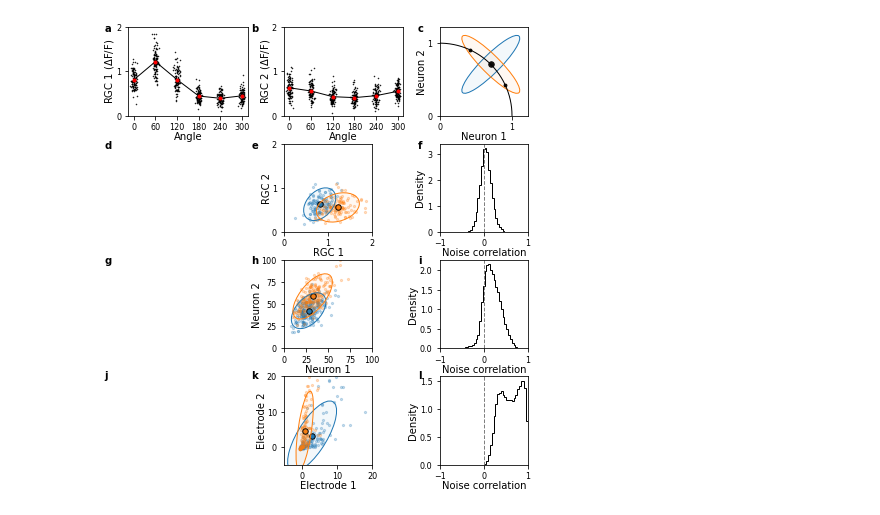
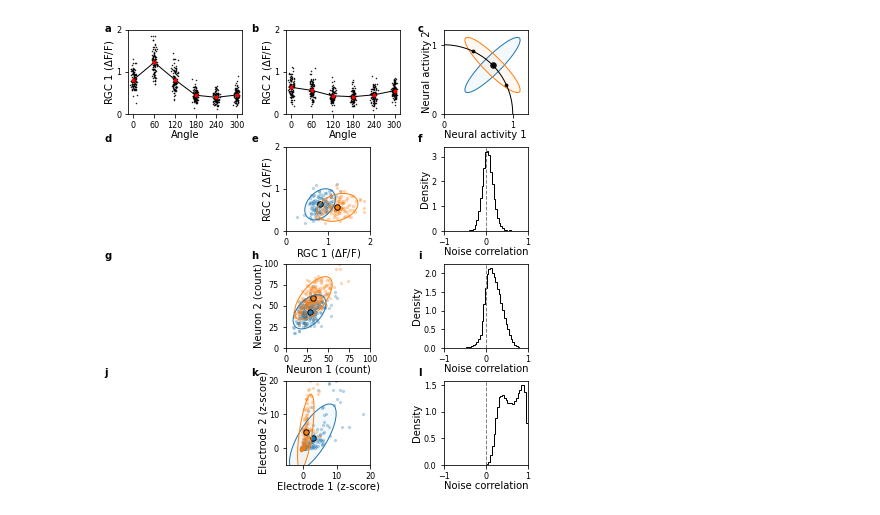
Before and after one commit to BouchardLab/noise_correlations, a Jupyter notebook: figures/figure1.ipynb, the cells around one changed output. Drawn from its saved outputs; the diff is of its cells as text; code cells hidden in the pictures.

Commit message:
figure updates

```diff
--- a/figures/figure1.ipynb
+++ b/figures/figure1.ipynb
@@ -63,8 +63,8 @@ fig = plt.figure(figsize=figsize)
 le = .065
 re = .01
 be = .055
-te = .01
-vg = .06
+te = .015
+vg = .07
 hg2 = .09
 w2 = (1. - le - re - hg2) / 2.
 h = (1. - te - be - 3*vg) / 4.
@@ -149,8 +149,8 @@ facecolor=hex_to_rgb(ccycle[1], 0.05),
 edgecolor=hex_to_rgb(ccycle[1], 1.0),
 ax=axes[0, 2])
 axes[0, 2].scatter(*center, c='k', s=mu_scatter_size)
-axes[0, 2].set_xlabel(r'Neuron 1', fontsize=ax_label_size, labelpad=0)
-axes[0, 2].set_ylabel(r'Neuron 2', fontsize=ax_label_size, labelpad=0)
+axes[0, 2].set_xlabel(r'Neural activity 1', fontsize=ax_label_size, labelpad=0)
+axes[0, 2].set_ylabel(r'Neural activity 2', fontsize=ax_label_size, labelpad=0)
 axes[0, 2].set_xticks([0, 1])
 axes[0, 2].set_yticks([0, 1])
 
@@ -209,8 +209,8 @@ ret_ex_ax.set_xlim([0., 2])
 ret_ex_ax.set_ylim(ret_ex_ax.get_xlim())
 ret_ex_ax.set_xticks([0., 1, 2.])
 ret_ex_ax.set_yticks(ret_ex_ax.get_xticks())
-ret_ex_ax.set_xlabel(r'RGC 1', fontsize=ax_label_size, labelpad=0)
-ret_ex_ax.set_ylabel(r'RGC 2', fontsize=ax_label_size, labelpad=0)
+ret_ex_ax.set_xlabel(r'RGC 1 ($\Delta$F/F)', fontsize=ax_label_size, labelpad=0)
+ret_ex_ax.set_ylabel(r'RGC 2 ($\Delta$F/F)', fontsize=ax_label_size, labelpad=0)
 
 # RET2, Column 3: Noise correlation distribution
 ret_nc_ax = axes[ret_idx, 2]
@@ -279,8 +279,8 @@ pvc_ex_ax.set_xlim([0., 100])
 pvc_ex_ax.set_ylim([0, 100])
 pvc_ex_ax.set_xticks([0, 25, 50, 75, 100])
 pvc_ex_ax.set_yticks(pvc_ex_ax.get_xticks())
-pvc_ex_ax.set_xlabel(r'Neuron 1', fontsize=ax_label_size, labelpad=0)
-pvc_ex_ax.set_ylabel(r'Neuron 2', fontsize=ax_label_size, labelpad=0)
+pvc_ex_ax.set_xlabel(r'Neuron 1 (count)', fontsize=ax_label_size, labelpad=0)
+pvc_ex_ax.set_ylabel(r'Neuron 2 (count)', fontsize=ax_label_size, labelpad=0)
 
 # PVC11, Column 3: Distribution of noise correlations
 pvc11_nc_ax = axes[pvc_idx, 2]
@@ -351,8 +351,8 @@ ecog_ex_ax.set_xlim(-5, 20)
 ecog_ex_ax.set_ylim(ecog_ex_ax.get_xlim())
 ecog_ex_ax.set_xticks([0, 10, 20])
 ecog_ex_ax.set_yticks(ecog_ex_ax.get_xticks())
-ecog_ex_ax.set_xlabel(r'Electrode 1', fontsize=ax_label_size, labelpad=0)
-ecog_ex_ax.set_ylabel(r'Electrode 2', fontsize=ax_label_size, labelpad=0)
+ecog_ex_ax.set_xlabel(r'Electrode 1 (z-score)', fontsize=ax_label_size, labelpad=0)
+ecog_ex_ax.set_ylabel(r'Electrode 2 (z-score)', fontsize=ax_label_size, labelpad=0)
 
 # ECOG, Column 3: Noise correlation distribution
 ecog_nc_ax = axes[ecog_idx, 2]
@@ -369,32 +369,32 @@ ecog_nc_ax.hist(
 for ax in axes[1:, 2]:
     ax.set_xlim([-1, 1])
     ax.set_xlabel(r'Noise correlation', fontsize=ax_label_size, labelpad=0)
     ax.set_ylabel(r'Density', fontsize=ax_label_size, labelpad=2)
     ax.axvline(0, linestyle='--', color='grey', lw=1)
 
 """
 Global Settings
 """
 # Set axis tick label size
 for ax in axes.ravel():
     ax.tick_params(labelsize=tick_label_size)
 # Leftmost plot (after first row): brain image, clear out space
 for ax in axes[1:, 0]:
     ax.axis(False)
 # Apply subplot labels
 xs = [.01, .35, .735]
-ys = [.98, .73, .485, .24]
+ys = [.98, .745, .495, .245]
 #fig.text(xs[0], .98, 'a', size=letter_size, fontweight='bold')
 #fig.text(xs[1], .98, 'b', size=letter_size, fontweight='bold')
 lets = ['a', 'b', 'c', 'd', 'e', 'f', 'g', 'h', 'i', 'j', 'k', 'l', 'm', 'n']
 c = 0
 for jj in range(4):
     for ii in range(3):
         fig.text(xs[ii], ys[jj], lets[c], size=letter_size, fontweight='bold')
         c += 1
 
 plt.savefig('figure1.pdf', dpi=300)
 plt.savefig('figure1.jpg', dpi=300)
 plt.show()
 # %% [output]
-[figure, old version]
+[figure, new version]
```
Also changed, not shown: 2 other files.
